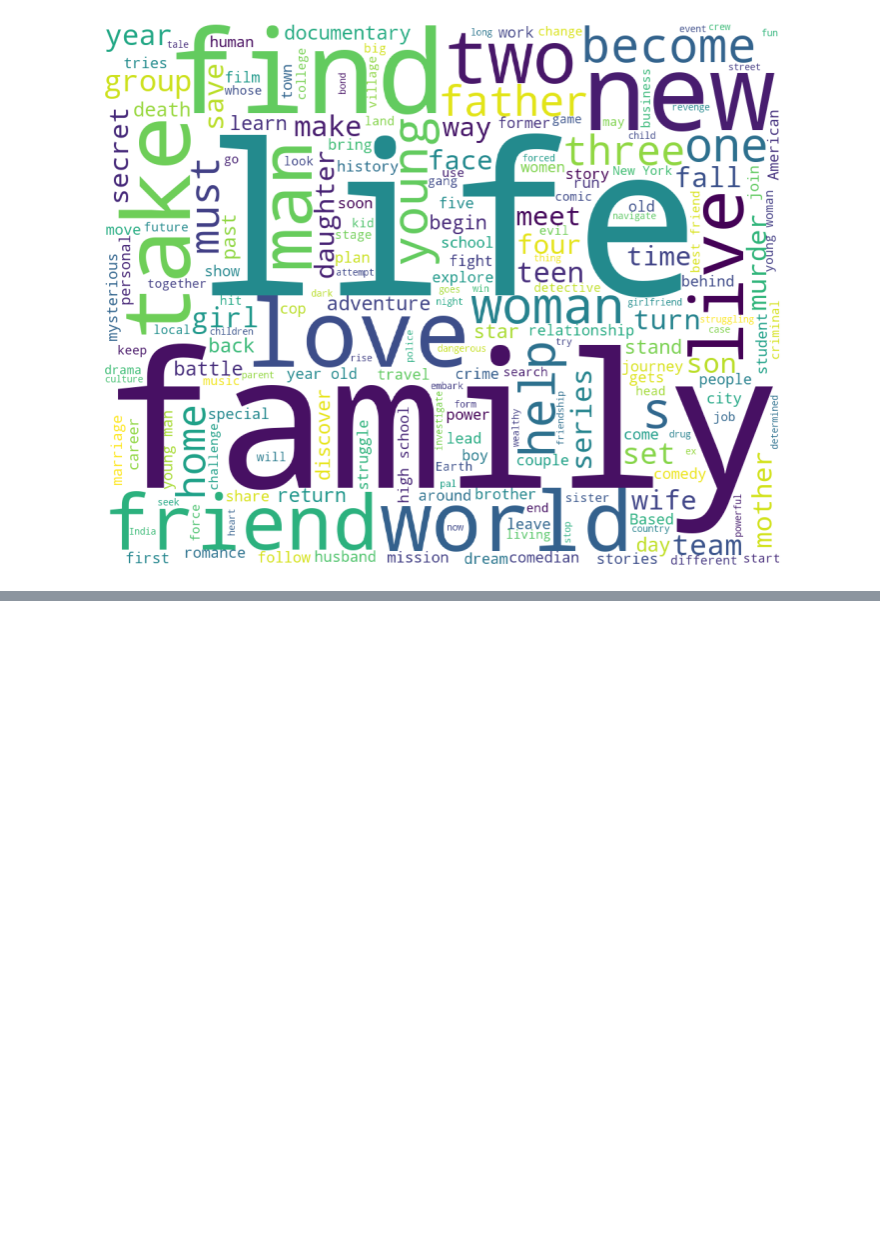
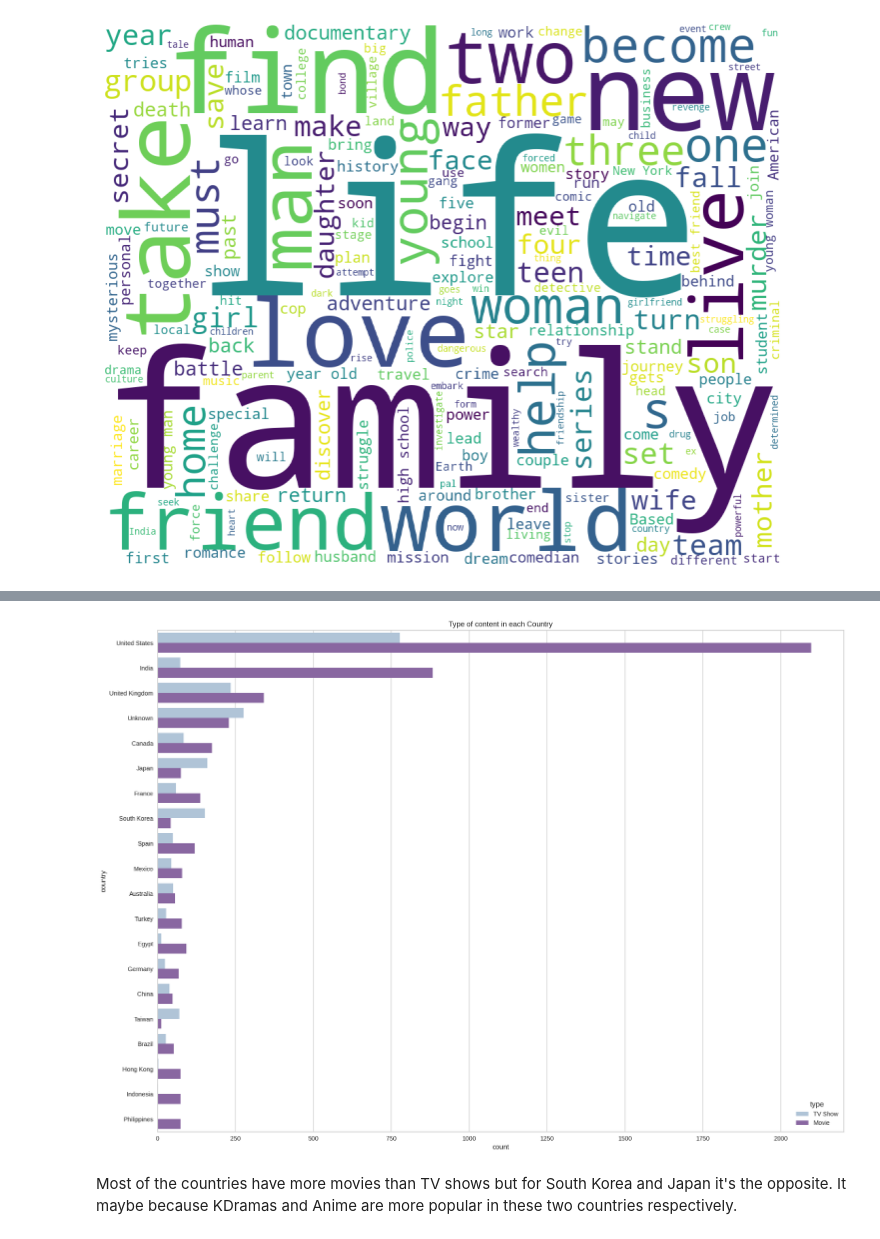
Before and after one commit to SuvirKapse/-NETFLIX-MOVIES-AND-TV-SHOWS-CLUSTERING, a Jupyter notebook: NETFLIX_MOVIES_AND_TV_SHOWS_CLUSTERING.ipynb, the cells around one changed output, grey strips where cells are left out. Cells and saved outputs as stored; diff of their text form; code cells hidden in the pictures; blank space fills up the shorter version.

```diff
--- a/NETFLIX_MOVIES_AND_TV_SHOWS_CLUSTERING.ipynb
+++ b/NETFLIX_MOVIES_AND_TV_SHOWS_CLUSTERING.ipynb
@@ -623,0 +625,4 @@ plt.show()
+# %%
+#spliting country name, where 2 or more countries are stated.
+Net_df.country = Net_df.country.str.split(',')
+Net_df.loc[:, 'country'] = Net_df.country.map(lambda x: x[0])
@@ -623,0 +649,10 @@ plt.show()
+# %%
+#type of content in top 20 countries
+plt.figure(figsize=(20,15))
+sns.countplot(y=Net_df['country'],palette="BuPu",order=Net_df['country'].value_counts().index[0:20],hue=Net_df['type'])
+plt.title("Type of content in each Country")
+plt.show()
+# %% [output]
+[figure, added]
+# %% [markdown]
+Most of the countries have more movies than TV shows but for South Korea and Japan it's the opposite. It maybe because KDramas and Anime are more popular in these two countries respectively.
```
Also changed, not shown: parts of 47 cells of this notebook.
